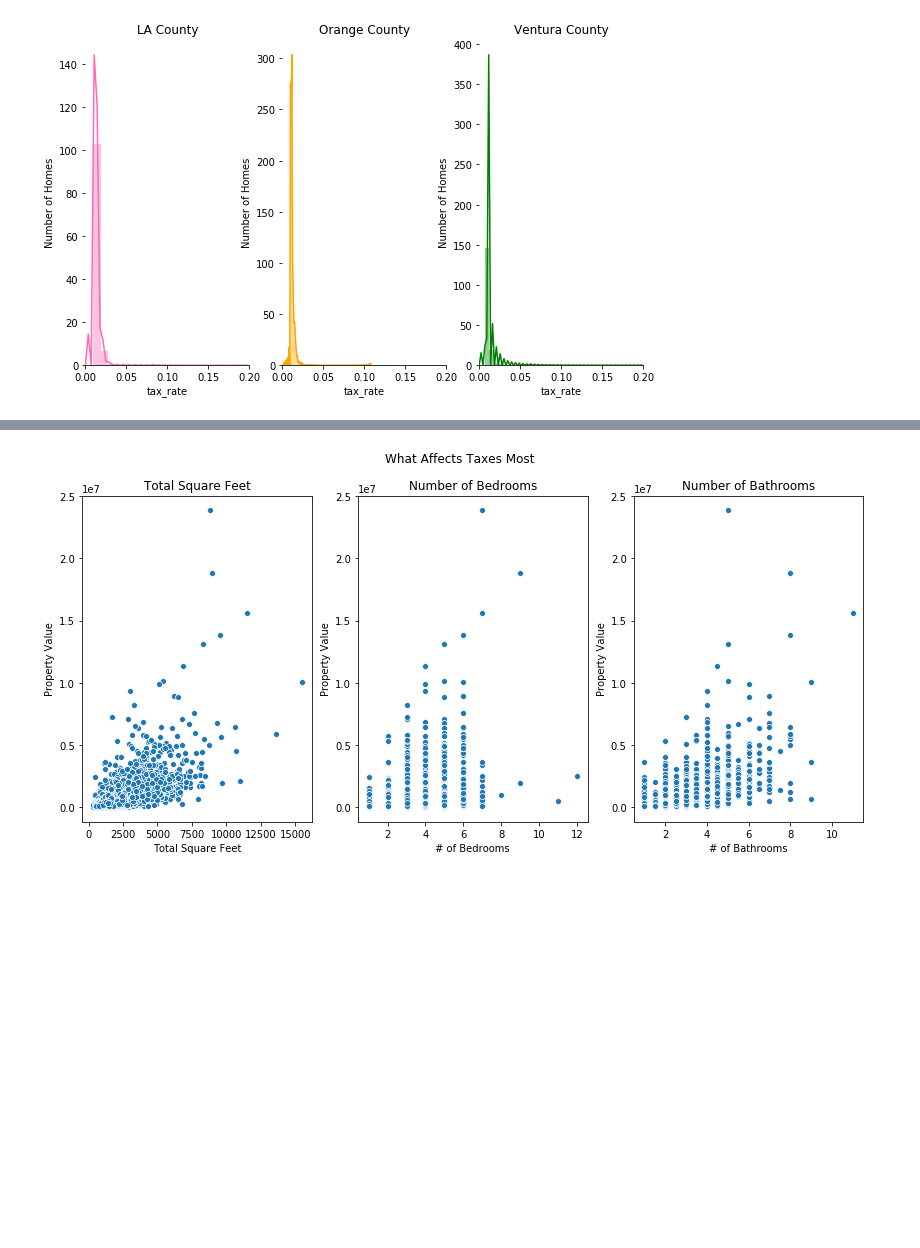
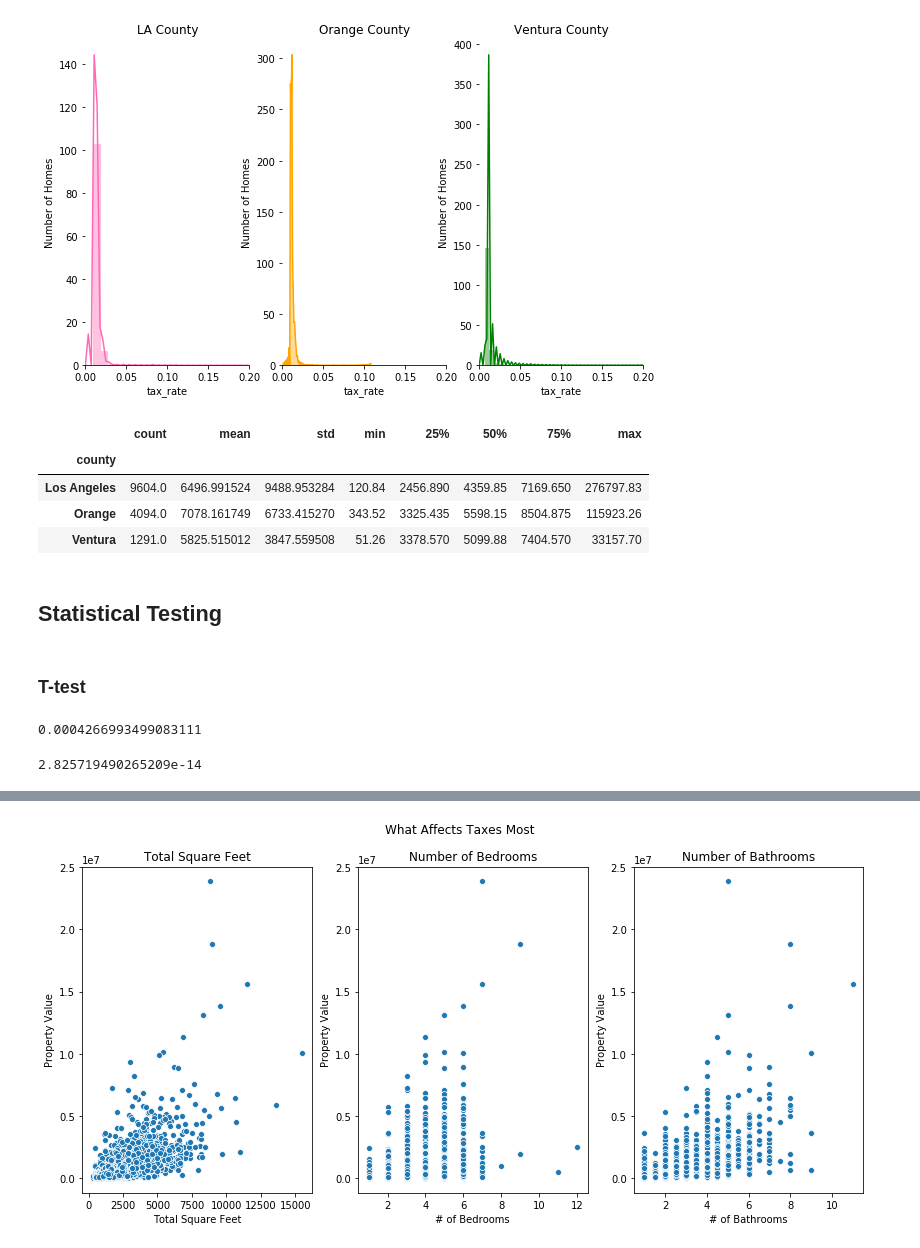
Before and after one commit to shayaltshue/zillow, a Jupyter notebook: main.ipynb, the cells around one changed output, grey strips where cells are left out. Cells and saved outputs as stored; diff of their text form; code cells hidden in the pictures; blank space fills up the shorter version.

```diff
--- a/main.ipynb
+++ b/main.ipynb
@@ -150,3 +159,15 @@ tax_ventura = df[df.county == 'Ventura'][['county', 'tax_rate']]
 graph.plot_county_taxes(tax_los_angeles, tax_orange, tax_ventura)
 # %% [output]
 [figure]
+# %%
+df.groupby('county').tax_amount.describe()
+# %% [output]
+|  | count | mean | std | min | 25% | 50% | 75% | max |
+| county |  |  |  |  |  |  |  |  |
+| Los Angeles | 9604.0 | 6496.991524 | 9488.953284 | 120.84 | 2456.890 | 4359.85 | 7169.650 | 276797.83 |
+| Orange | 4094.0 | 7078.161749 | 6733.415270 | 343.52 | 3325.435 | 5598.15 | 8504.875 | 115923.26 |
+| Ventura | 1291.0 | 5825.515012 | 3847.559508 | 51.26 | 3378.570 | 5099.88 | 7404.570 | 33157.70 |
+# %% [markdown]
+## Statistical Testing
+# %% [markdown]
+### T-test
@@ -152,0 +180,12 @@ graph.plot_county_taxes(tax_los_angeles, tax_orange, tax_ventura)
+# %%
+# T-test for LA
+tstat, p = ttest_1samp(la.property_value, train.property_value.mean())
+print(p)
+# %% [output]
+0.0004266993499083111
+# %%
+# T-test for Orange
+tstat, p = ttest_1samp(orange.property_value, train.property_value.mean())
+print(p)
+# %% [output]
+2.825719490265209e-14
```
Also changed, not shown: parts of 11 cells of this notebook, 2 other files.
